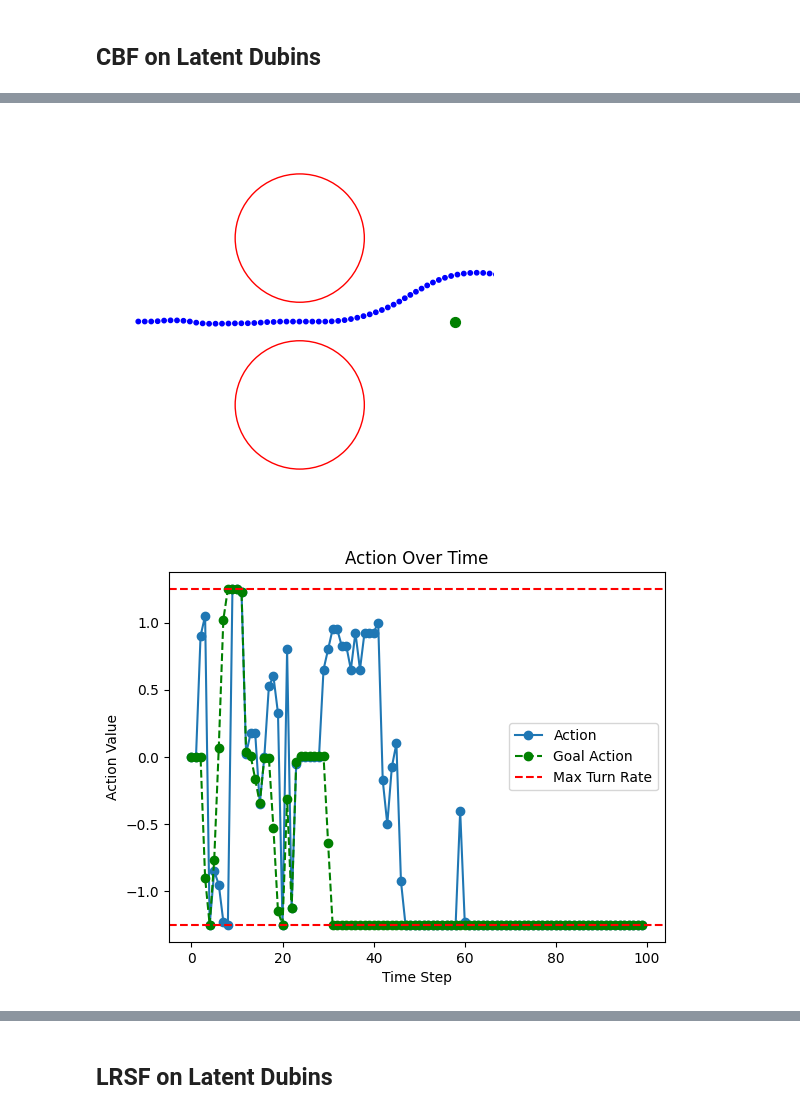
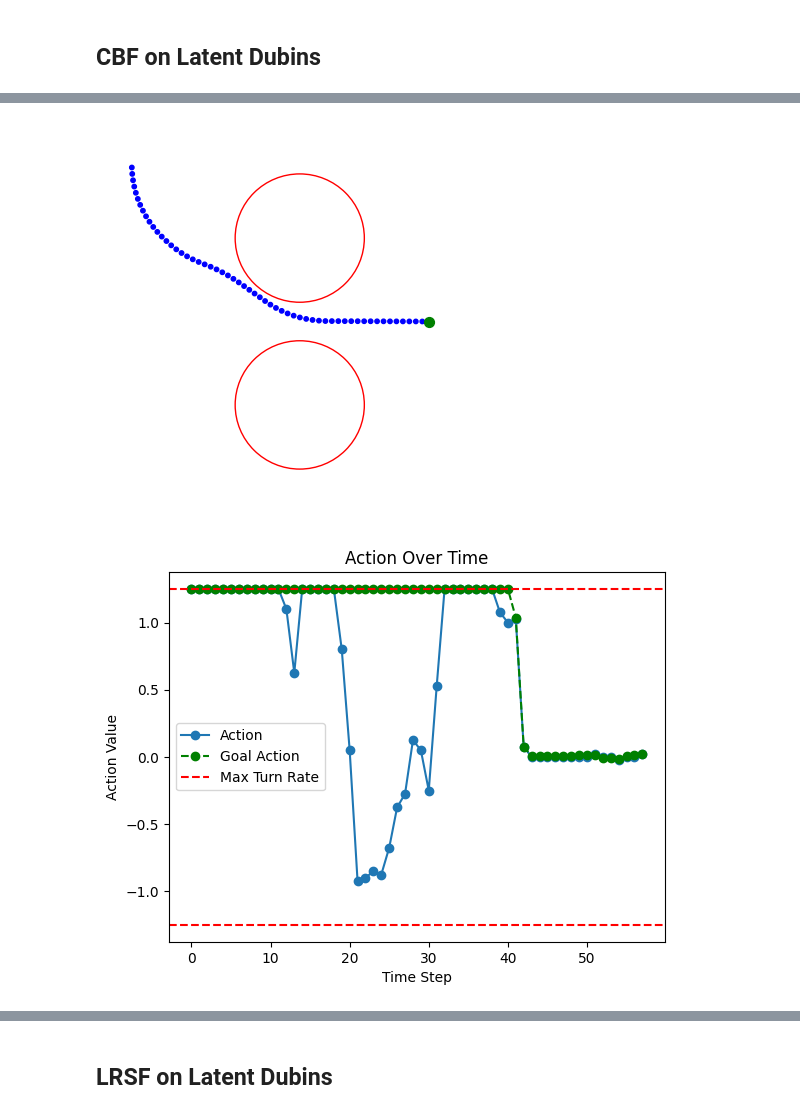
Before and after one commit to stevenwman/wm_cbf, a Jupyter notebook: policy_test_dubin_gap.ipynb, the cells around one changed output, grey strips where cells are left out. Saved outputs shown, nothing was run; the diff lists cells and outputs as text; code cells hidden in the pictures.

```diff
--- a/policy_test_dubin_gap.ipynb
+++ b/policy_test_dubin_gap.ipynb
@@ -77,12 +77,13 @@ u_range = np.arange(u_min, u_max + u_delta, u_delta)  # action range for Dubins
 u_range = torch.tensor(u_range, dtype=torch.float32, device=brt.args.device).unsqueeze(-1)  # Convert to tensor
 
 demo, priv_state = dubin_env.forward(0) # initialize with zero action
-feat = brt.data_to_feat(demo)           # render state
+feat = brt.data_to_feat(demo)           # render state (took another step in wm)
 Vz = brt.evaluate_V(to_np(feat))[0]
 Lz = brt.margin_fn(feat)[0][0][0]
-Vz = np.min([Vz, to_np(Lz)])
-
-
+safe_value = np.min([Vz, to_np(Lz)])
+demo, priv_state = dubin_env.forward(0) # take real step to match wm step
+dubin_env.curr_state = priv_state       # take another step in real
+# at this point, Vz should indicate value of current state
 
 for i in range(simlen):
     # get goal reference direction and action
@@ -109,13 +110,20 @@ for i in range(simlen):
         print(f"Closest action index: {closest_action}, Value: {Qzs[closest_action]}, Goal Action: {goal_act}")
         action = u_range[closest_action][0].detach().cpu().numpy()
 
-    demo, priv_state = dubin_env.forward(action)
-    feat = brt.data_to_feat(demo)
-    Vz = brt.evaluate_V(to_np(feat))[0]
+    # demo, priv_state = dubin_env.forward(action)
+    # feat = brt.data_to_feat(demo)
+    # Vz = brt.evaluate_V(to_np(feat))[0]
+    # Lz = brt.margin_fn(feat)[0][0][0]
+    # Vz = np.min([Vz, to_np(Lz)])
+    # safe_value = Vz = np.min([Vz, to_np(Lz)])
+    # dubin_env.curr_state = priv_state  # Update the current state in the environment
+
+    feat = brt.data_to_feat(demo, action=action) # take action in wm
+    demo, priv_state = dubin_env.forward(action) # take action in real
+    Vz = brt.evaluate_V(to_np(feat))[0] # Vz after action
     Lz = brt.margin_fn(feat)[0][0][0]
-    Vz = np.min([Vz, to_np(Lz)])
-    safe_value = Vz = np.min([Vz, to_np(Lz)])
-    dubin_env.curr_state = priv_state  # Update the current state in the environment
+    safe_value = np.min([Vz, to_np(Lz)])
+    dubin_env.curr_state = priv_state  # update state after taking action
 
     priv_states.append(priv_state)
     actions.append(action)
@@ -201,2 +205,2 @@ Step 100: Pstate: [ 1.7  -1.17 -2.8 ], Goal: 2.01, Action: -1.25, Dist: 1.28, Sa
-[figure, old version]
+[figure, new version]
-[figure, old version]
+[figure, new version]
```
Also changed, not shown: parts of 2 cells of this notebook.
